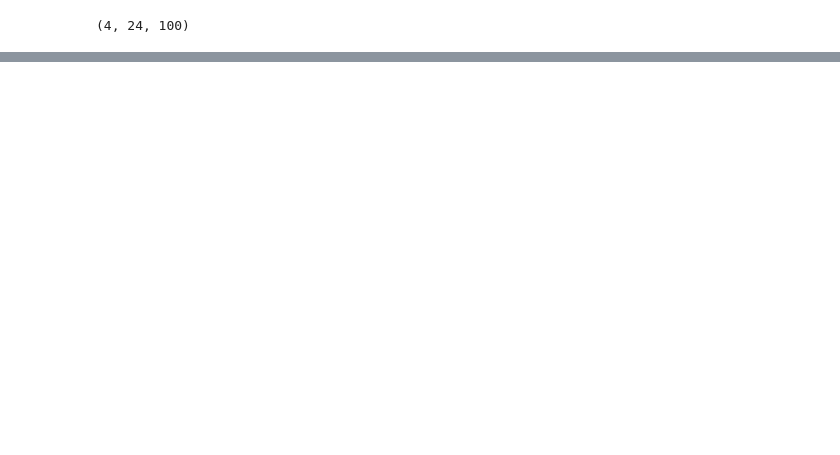
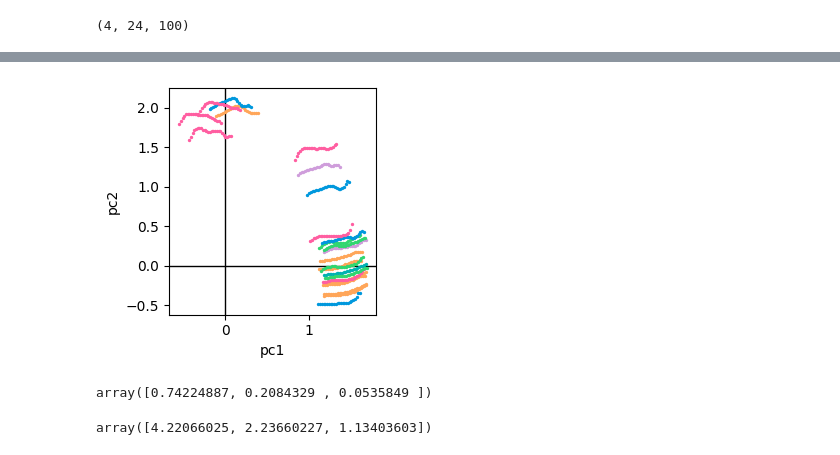
Before and after one commit to shyu2kko/zhou_interpolates, a Jupyter notebook: code/res2_neuromaps_full.ipynb, the cells around one changed output, grey strips where cells are left out. Saved outputs shown, nothing was run; the diff lists cells and outputs as text; code cells hidden in the pictures; blank space fills up the shorter version.

```diff
--- a/code/res2_neuromaps_full.ipynb
+++ b/code/res2_neuromaps_full.ipynb
@@ -688,2 +212,0 @@ global_i_s = joblib.load(projdir + "/results/stats/neuromaps_full_global_i_s_mae
-# %%
-global_i_s['mae'] = variogram_gof_plotdata.groupby("maptag").mean().sort_values("mae", ascending = True)['mae']
@@ -989,5 +212,0 @@ performance_info=concat_rank_scores.T
-# %%
-listmaps = []
-
-for maptag in maptags:
-    listmaps += [ maptag ] * 4
@@ -1012,5 +212,0 @@ df_long['i'] = np.zeros(len(df_long))
-# %%
-for row in range(len(df_long)):
-
-    maptag = df_long.at[row, 'maptag']
-    df_long.at[row, 'i'] = global_i_s.loc[maptag, 'i']
@@ -1444,0 +402,36 @@ plt.show()
+# %%
+import matplotlib.pyplot as plt
+
+
+plt.subplots(figsize = (3,3))
+
+xs = np.array(fpca.components_[0].data_matrix).flatten()
+ys = np.array(fpca.components_[1].data_matrix).flatten()
+
+plt.axhline(0, color ='k', linewidth =1)
+plt.axvline(0, color = 'k', linewidth=1)
+
+for x, y, mi in zip(xs, ys, np.arange(len(maptags))):
+    plt.scatter(
+        x + h*0.003,
+        y + all_ev_z[:,mi]*0.04,
+        color=cpal[global_i_s.at[maptags[mi], 'category']],
+        alpha=1, s = 2, zorder = 10
+    )
+
+plt.scatter(xs, ys, s=0, zorder=10)
+
+plt.xlabel('pc1')
+plt.ylabel('pc2')
+plt.tight_layout()
+#plt.show()
+# %% [output]
+[figure, added]
+# %%
+fpca.explained_variance_
+# %% [output]
+array([0.74224887, 0.2084329 , 0.0535849 ])
+# %%
+fpca.singular_values_
+# %% [output]
+array([4.22066025, 2.23660227, 1.13403603])
```
Also changed, not shown: parts of 154 cells of this notebook.
